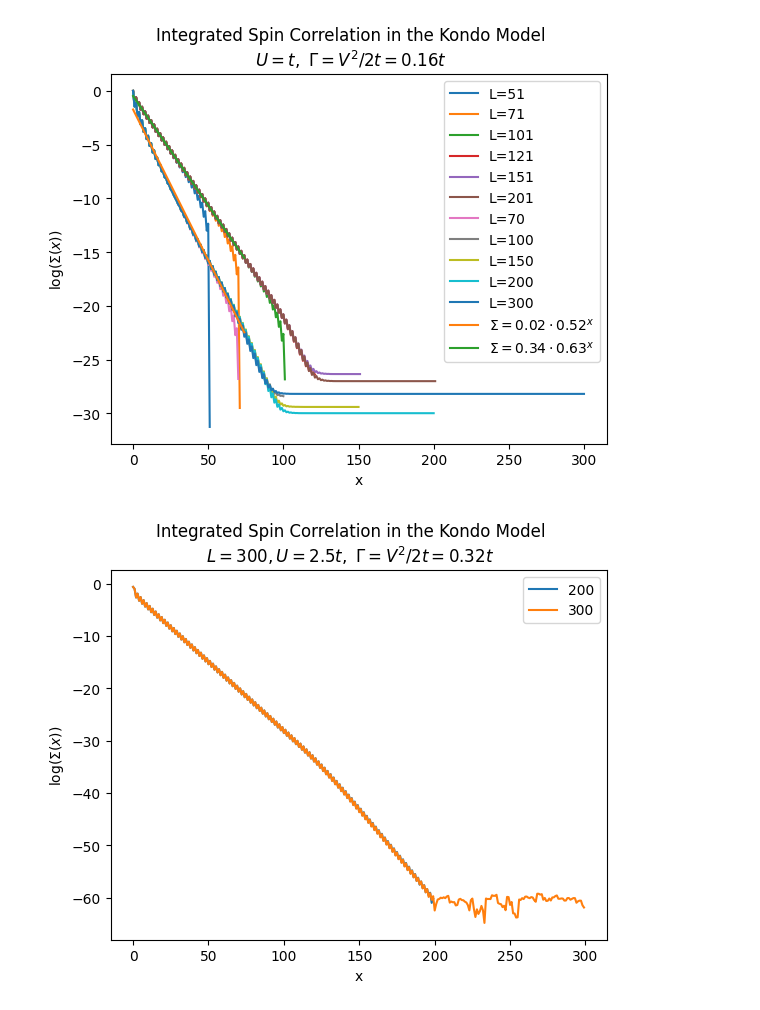
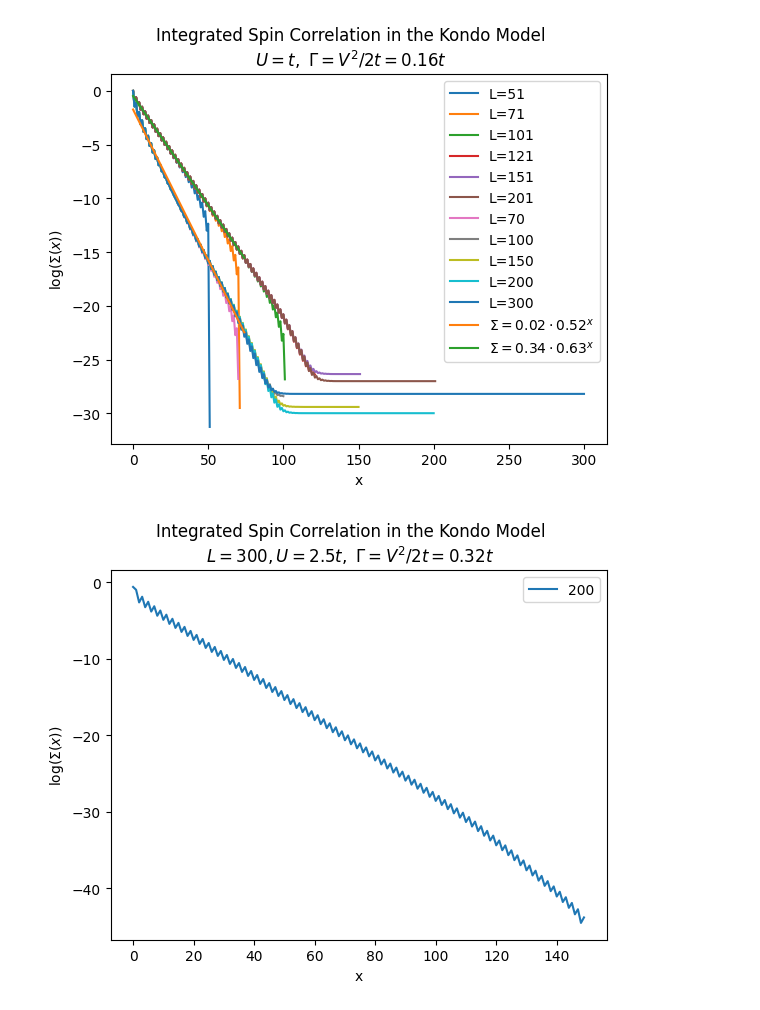
Before and after one commit to IanROsborne/Quantum_Metrology_Fisher_LG, a Jupyter notebook: TFIM/TFI_DMRG_TeNPy.ipynb, the cells around one changed output. Cells and saved outputs as stored; diff of their text form; code cells hidden in the pictures.

```diff
--- a/TFIM/TFI_DMRG_TeNPy.ipynb
+++ b/TFIM/TFI_DMRG_TeNPy.ipynb
@@ -530,25 +530,23 @@ plt.show()
 1354.6841604544138 0.08000000000000002
 [figure]
 # %%
-SS_200, ISS_all, ntot_all, Sz_all = np.load("..\\data\\L_200_highF.npy", allow_pickle = True)
-SS_300, ISS_all, ntot_all, Sz_all = np.load("..\\data\\L_300_highF.npy", allow_pickle = True)
+SS_200, ISS_all, ntot_all, Sz_all = np.load("..\\data\\chi_1500.npy", allow_pickle = True)
+#SS_300, ISS_all, ntot_all, Sz_all = np.load("..\\data\\L_300_highF.npy", allow_pickle = True)
 
 SS_200 = np.abs(SS_200[0])
-SS_300 = np.abs(SS_300[0])
 
 fig, ax = plt.subplots(1)
 
 ax.plot(np.log(SS_200), label="200")
-ax.plot(np.log(SS_300), label="300")
 
 
 fig.suptitle("Integrated Spin Correlation in the Kondo Model\n$L = 300, U = 2.5t,~ \\Gamma = V^2/2t = 0.32t$")
 ax.xaxis.set_major_formatter(tck.FormatStrFormatter("%g"))
 plt.xlabel("x")
 ax.set(ylabel = "$\\log(\\Sigma(x))$")
 #plt.ylim((-3,0))
 plt.legend()
 
 plt.show()
 # %% [output]
-[figure, old version]
+[figure, new version]
```
Also changed, not shown: parts of 1 cell of this notebook, 3 other files.
